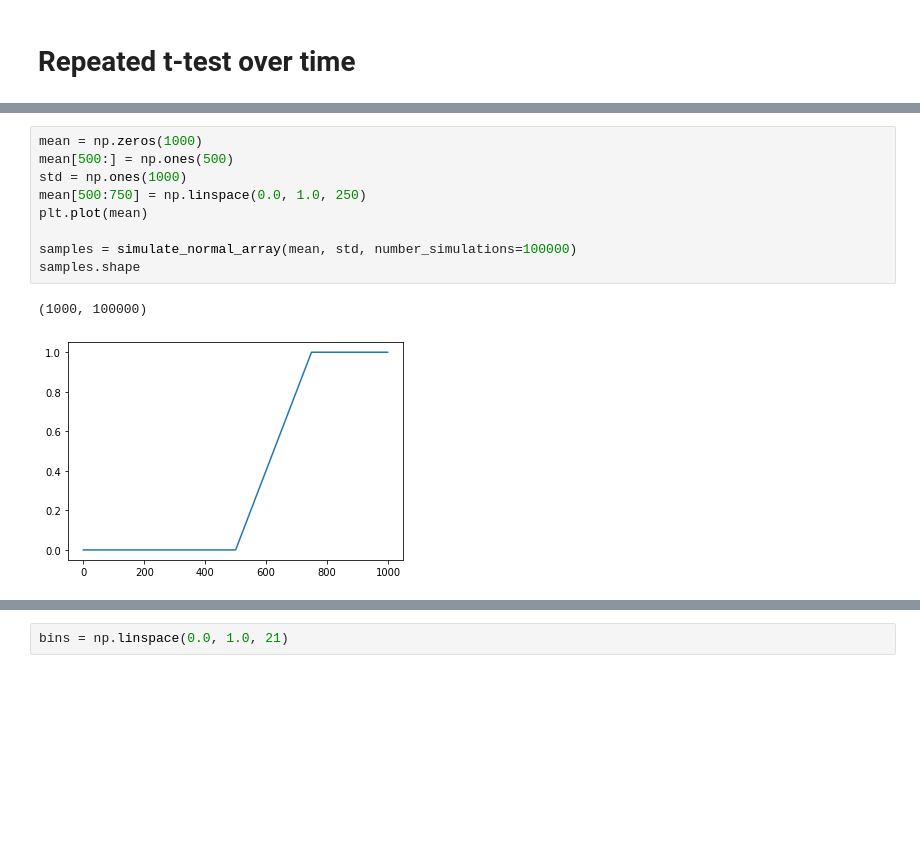
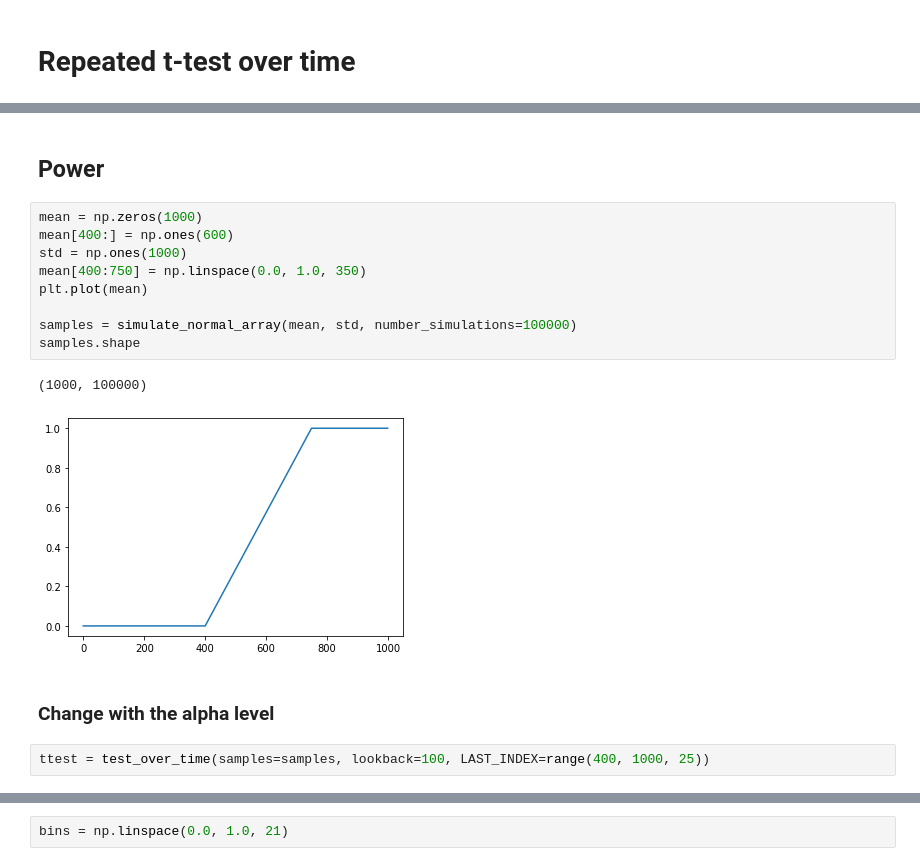
Before and after one commit to bcrestel/coursera_statisticalinferences, a Jupyter notebook: notebooks/two_tailed_ttest_extra.ipynb, the cells around one changed output, grey strips where cells are left out. Saved outputs shown, nothing was run; the diff lists cells and outputs as text; blank space fills up the shorter version.

```diff
--- a/notebooks/two_tailed_ttest_extra.ipynb
+++ b/notebooks/two_tailed_ttest_extra.ipynb
@@ -104,12 +190,18 @@ Let's see what happens when we repeatedly apply a t-test on a time-series to see
+# %% [markdown]
+## Power
 # %%
 mean = np.zeros(1000)
-mean[500:] = np.ones(500)
+mean[400:] = np.ones(600)
 std = np.ones(1000)
-mean[500:750] = np.linspace(0.0, 1.0, 250)
+mean[400:750] = np.linspace(0.0, 1.0, 350)
 plt.plot(mean)
 
 samples = simulate_normal_array(mean, std, number_simulations=100000)
 samples.shape
 # %% [output]
 (1000, 100000)
-[figure, old version]
+[figure, new version]
+# %% [markdown]
+### Change with the alpha level
+# %%
+ttest = test_over_time(samples=samples, lookback=100, LAST_INDEX=range(400, 1000, 25))
```
Also changed, not shown: parts of 22 cells of this notebook, 2 other files.
